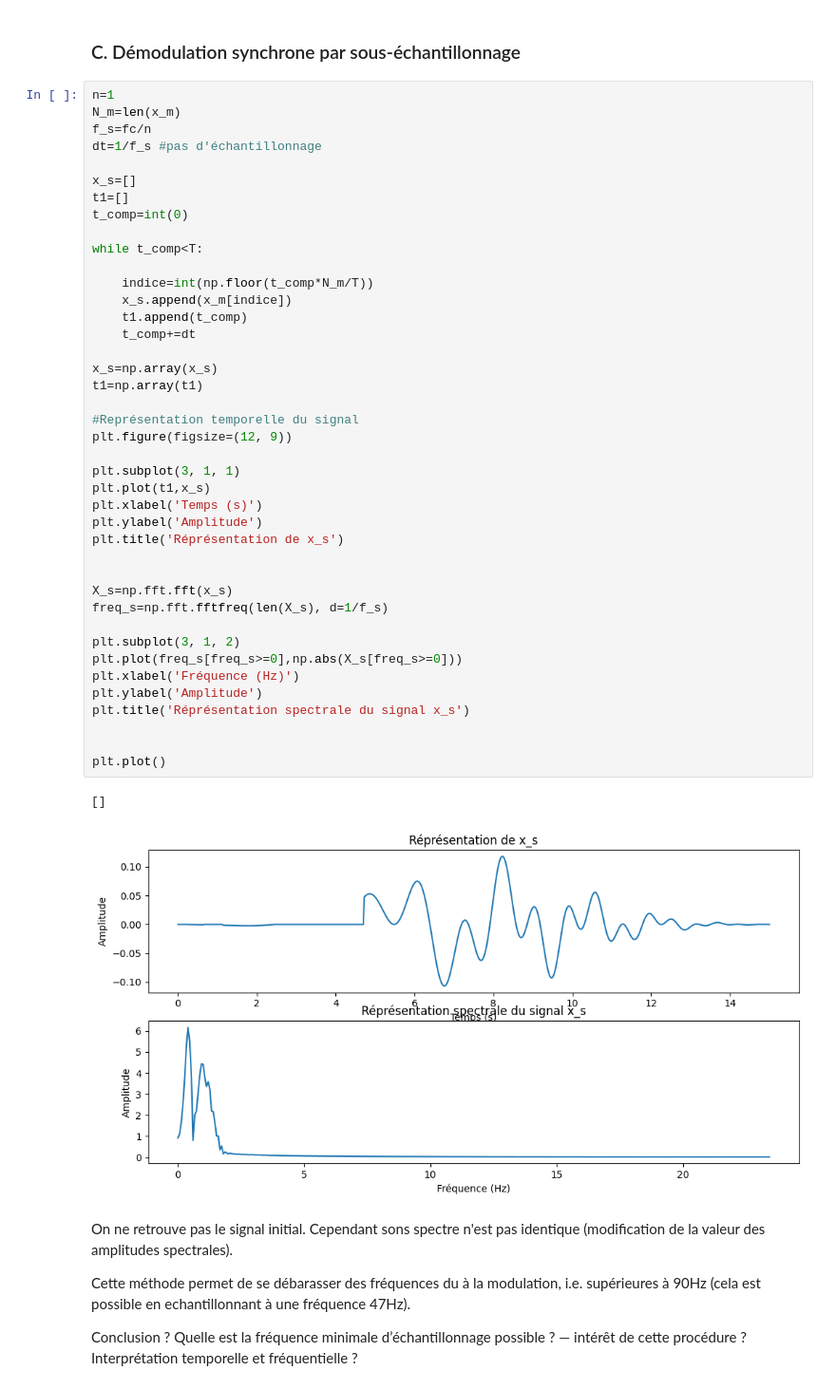
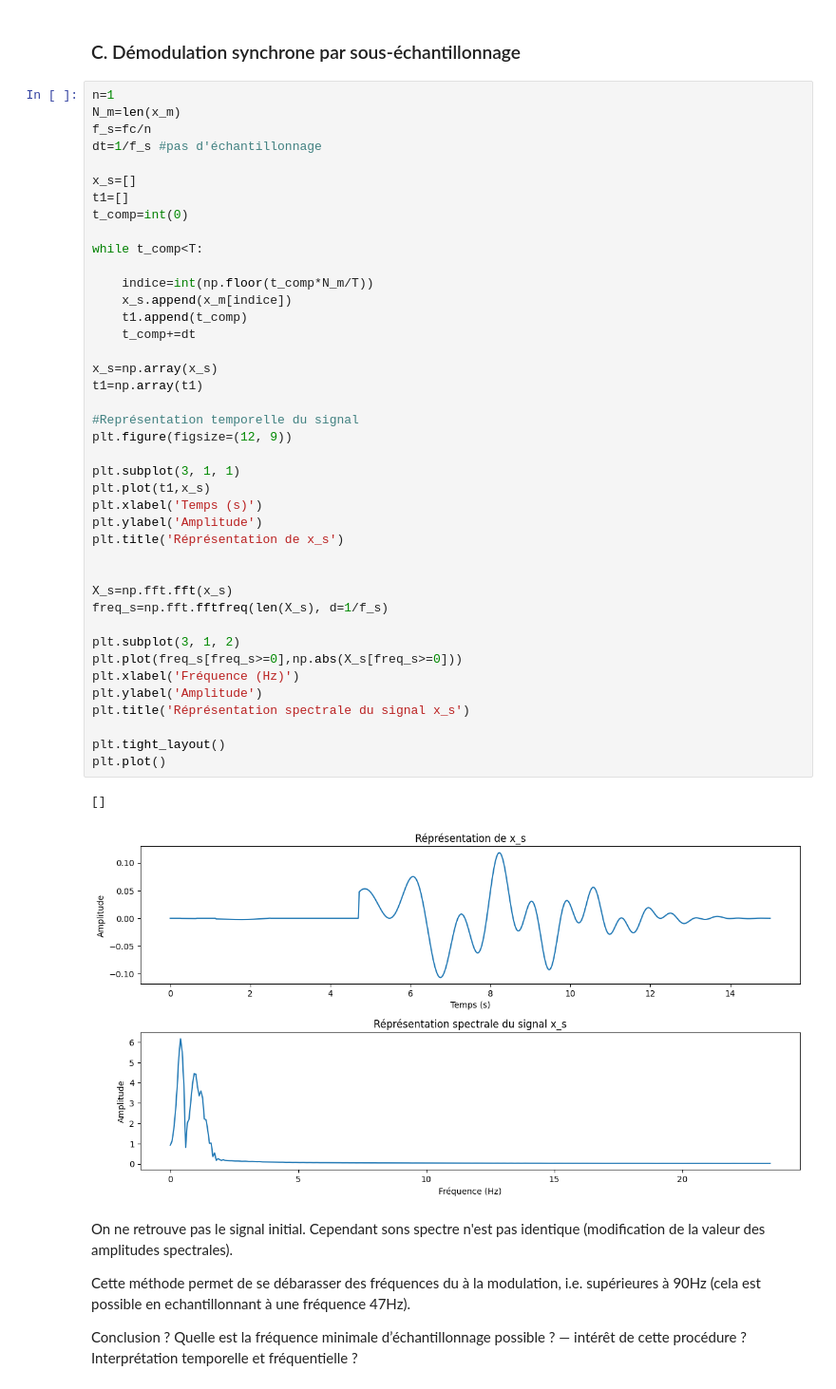
Before and after one commit to TomSchippke/PROJETS_S2, a Jupyter notebook: Mini_Projet_LAGARDE_SCHIPPKE.ipynb, the cells around one changed output. Shown at 95% size. Saved outputs shown, nothing was run; the diff lists cells and outputs as text.

```diff
--- a/Mini_Projet_LAGARDE_SCHIPPKE.ipynb
+++ b/Mini_Projet_LAGARDE_SCHIPPKE.ipynb
@@ -518,35 +521,35 @@ while t_comp<T:
     indice=int(np.floor(t_comp*N_m/T))
     x_s.append(x_m[indice])
     t1.append(t_comp)
     t_comp+=dt
 
 x_s=np.array(x_s)
 t1=np.array(t1)
 
 #Représentation temporelle du signal
 plt.figure(figsize=(12, 9))
 
 plt.subplot(3, 1, 1)
 plt.plot(t1,x_s)
 plt.xlabel('Temps (s)')
 plt.ylabel('Amplitude')
 plt.title('Réprésentation de x_s')
 
 
 X_s=np.fft.fft(x_s)
 freq_s=np.fft.fftfreq(len(X_s), d=1/f_s)
 
 plt.subplot(3, 1, 2)
 plt.plot(freq_s[freq_s>=0],np.abs(X_s[freq_s>=0]))
 plt.xlabel('Fréquence (Hz)')
 plt.ylabel('Amplitude')
 plt.title('Réprésentation spectrale du signal x_s')
 
-
+plt.tight_layout()
 plt.plot()
 # %% [output]
 []
-[figure, old version]
+[figure, new version]
 # %% [markdown]
 On ne retrouve pas le signal initial. Cependant sons spectre n'est pas identique (modification de la valeur des amplitudes spectrales).
 
```
Also changed, not shown: parts of 3 cells of this notebook, 1 other file.
